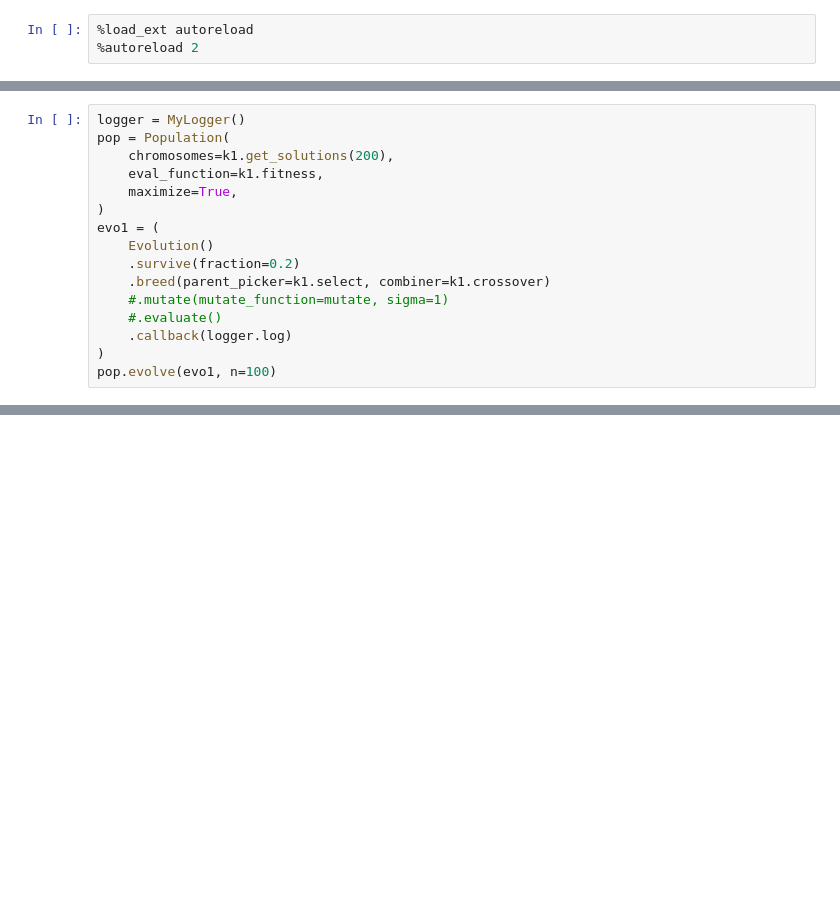
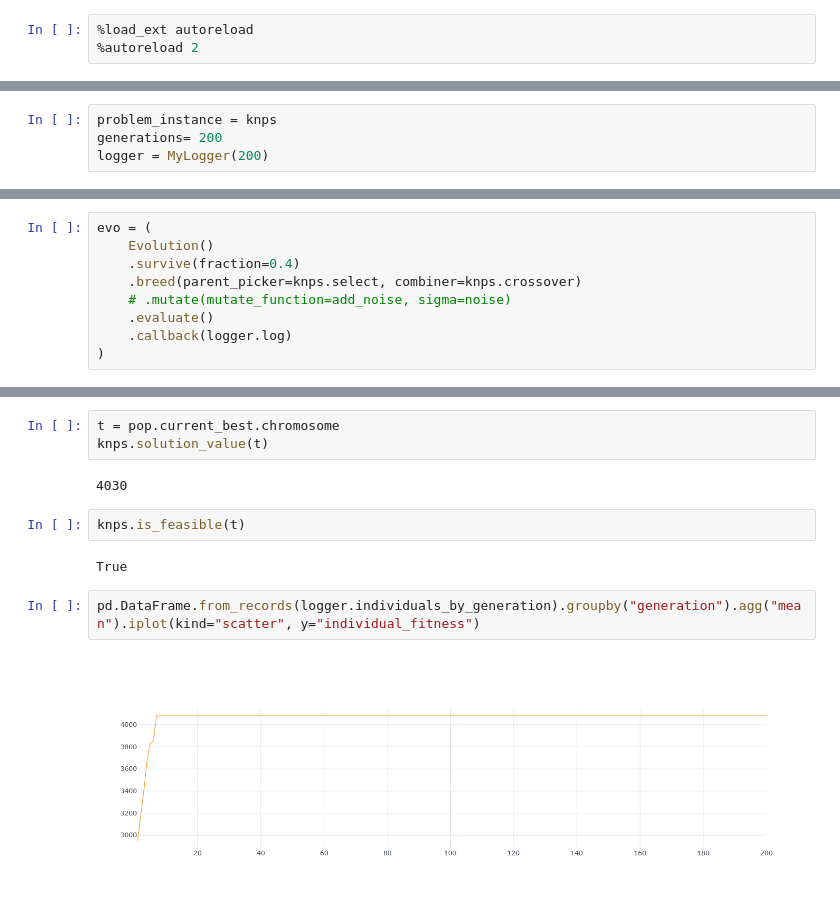
Before and after one commit to iyedg/genetic_algorithms_presentation, a Jupyter notebook: notebooks/knapsack_problem.ipynb, the cells around one changed output, grey strips where cells are left out. Saved outputs shown, nothing was run; the diff lists cells and outputs as text; blank space fills up the shorter version.

```diff
--- a/notebooks/knapsack_problem.ipynb
+++ b/notebooks/knapsack_problem.ipynb
@@ -24,0 +22,4 @@ optimal_solution = [0, 0, 0, 0, 0, 0, 0, 0, 1, 0, 0, 0, 0, 0, 0, 0, 0, 0, 0, 1]
+# %%
+problem_instance = knps
+generations= 200
+logger = MyLogger(200)
@@ -25,16 +35,9 @@ optimal_solution = [0, 0, 0, 0, 0, 0, 0, 0, 1, 0, 0, 0, 0, 0, 0, 0, 0, 0, 0, 1]
 # %%
-logger = MyLogger()
-pop = Population(
-    chromosomes=k1.get_solutions(200),
-    eval_function=k1.fitness,
-    maximize=True,
-)
-evo1 = (
+evo = (
     Evolution()
-    .survive(fraction=0.2)
-    .breed(parent_picker=k1.select, combiner=k1.crossover)
-    #.mutate(mutate_function=mutate, sigma=1)
-    #.evaluate()
+    .survive(fraction=0.4)
+    .breed(parent_picker=knps.select, combiner=knps.crossover)
+    # .mutate(mutate_function=add_noise, sigma=noise)
+    .evaluate()
     .callback(logger.log)
 )
-pop.evolve(evo1, n=100)
@@ -47,0 +52,13 @@ pop.evaluate()
+# %%
+t = pop.current_best.chromosome
+knps.solution_value(t)
+# %% [output]
+4030
+# %%
+knps.is_feasible(t)
+# %% [output]
+True
+# %%
+pd.DataFrame.from_records(logger.individuals_by_generation).groupby("generation").agg("mean").iplot(kind="scatter", y="individual_fitness")
+# %% [output]
+[figure, added]
```
Also changed, not shown: parts of 27 cells of this notebook, 10 other files.
